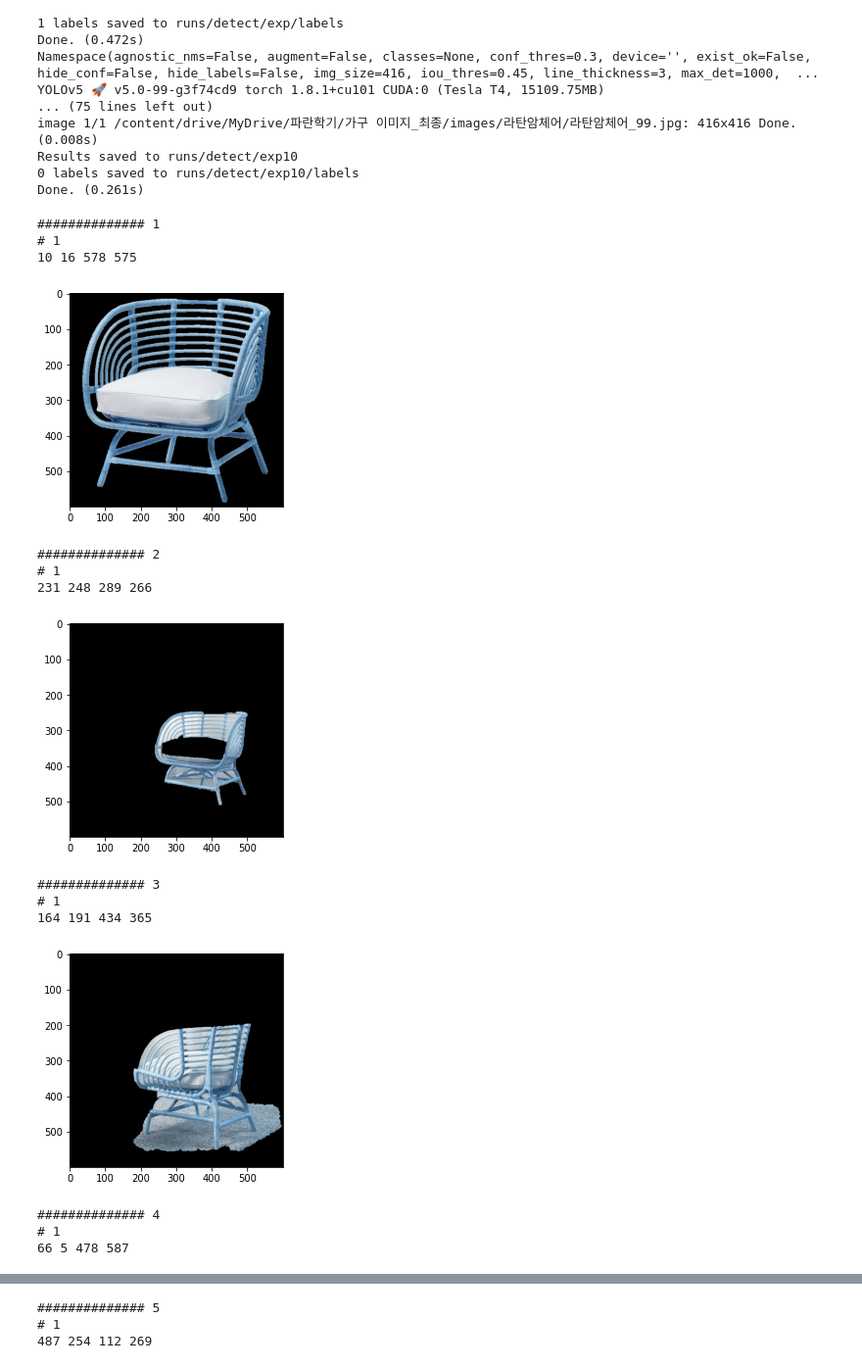
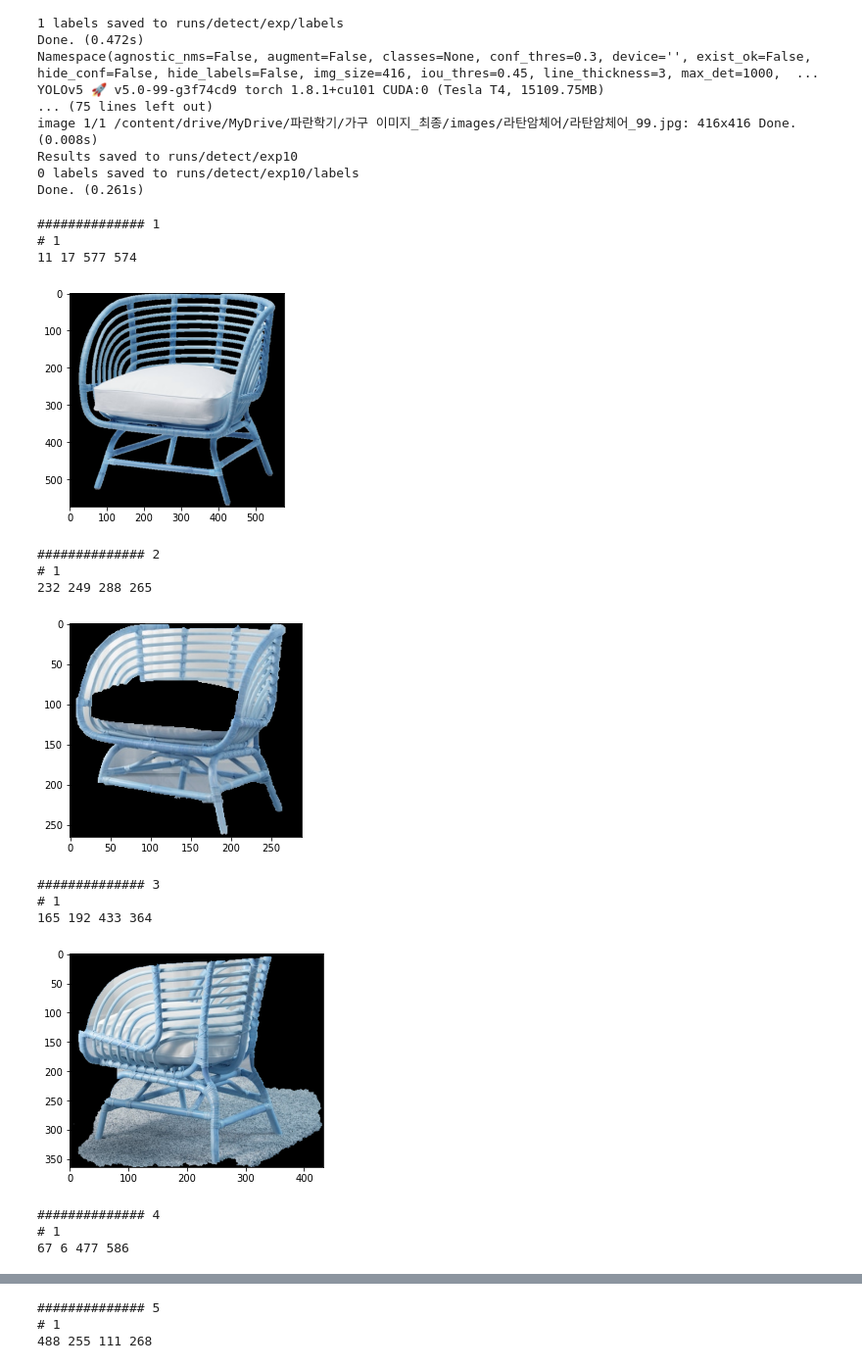
Before and after one commit to joon2301/Paran_ajou_Project_Anything, a Jupyter notebook: 이어보자.ipynb, the cells around one changed output, grey strips where cells are left out. Shown at 98% size. Cells and saved outputs as stored; diff of their text form; code cells hidden in the pictures.

```diff
--- a/이어보자.ipynb
+++ b/이어보자.ipynb
@@ -195,13 +195,14 @@ import numpy as np
 import matplotlib.pyplot as plt
 from google.colab.patches import cv2_imshow
 import glob
+
+output = []
+
 for i in range(1,len(val_img_path)+1):
   print("##############",i)
   if i == 1 :
     path = '/content/yolov5/runs/detect/exp/labels/*'
     file_list = glob.glob(path)
-  elif i == 6 :
-    continue
   else:
     path = '/content/yolov5/runs/detect/exp%d/labels/*'%i
     file_list = glob.glob(path)
@@ -226,58 +227,56 @@ for i in range(1,len(val_img_path)+1):
       h=float(token[4])
 
       x1=x-w/2
-      # x2=x+w/2
       y1=y-h/2
-      # y2=y+h/2
 
 
-      x1_pixel = int(x1*src.shape[1])-1
-      w_pixel = int(w*src.shape[1])+1
-      y1_pixel = int(y1*src.shape[0])-1
-      h_pixel = int(h*src.shape[0])+1
+      x1_pixel = int(x1*src.shape[1])
+      w_pixel = int(w*src.shape[1])
+      y1_pixel = int(y1*src.shape[0])
+      h_pixel = int(h*src.shape[0])
 
       print(x1_pixel,y1_pixel,w_pixel,h_pixel)
       rectangle = (x1_pixel,y1_pixel,w_pixel,h_pixel)
       # 초기 마스크 생성
       mask = np.zeros(src.shape[:2], np.uint8)
 
       #   grabCut에 사용할 임시 배열 생성
       bgdModel = np.zeros((1, 65), np.float64)
       fgdModel = np.zeros((1, 65), np.float64)
 
       # grabCut 실행
       cv2.grabCut(src, # 원본 이미지
             mask,       # 마스크
             rectangle,  # 사각형
             bgdModel,   # 배경을 위한 임시 배열
             fgdModel,   # 전경을 위한 임시 배열
             5,          # 반복 횟수
             cv2.GC_INIT_WITH_RECT) # 사각형을 위한 초기화
 
       #배경인 곳은 0, 그 외에는 1로 설정한 마스크 생성
       mask_2 = np.where((mask==2) | (mask==0), 0, 1).astype('uint8')
 
       # 이미지에 새로운 마스크를 곱행 배경을 제외
       image_rgb_nobg = src * mask_2[:, :, np.newaxis]
-
+      A = image_rgb_nobg[y1_pixel:(y1_pixel+h_pixel),x1_pixel:(x1_pixel+w_pixel)]
+      output.append(A)
       # plot
-      plt.imshow(image_rgb_nobg)
+      plt.imshow(output[i-1])
       plt.show()
-
   f.close()
 # %% [output]
 ############## 1
 # 1
-10 16 578 575
+11 17 577 574
-[figure, old version]
+[figure, new version]
 ############## 2
 # 1
-231 248 289 266
+232 249 288 265
-[figure, old version]
+[figure, new version]
 ############## 3
 # 1
-164 191 434 365
+165 192 433 364
-[figure, old version]
+[figure, new version]
 ############## 4
 # 1
-66 5 478 587
+67 6 477 586
@@ -285,3 +284,3 @@ for i in range(1,len(val_img_path)+1):
 ############## 5
 # 1
-487 254 112 269
+488 255 111 268
```
Also changed, not shown: parts of 2 cells of this notebook.
